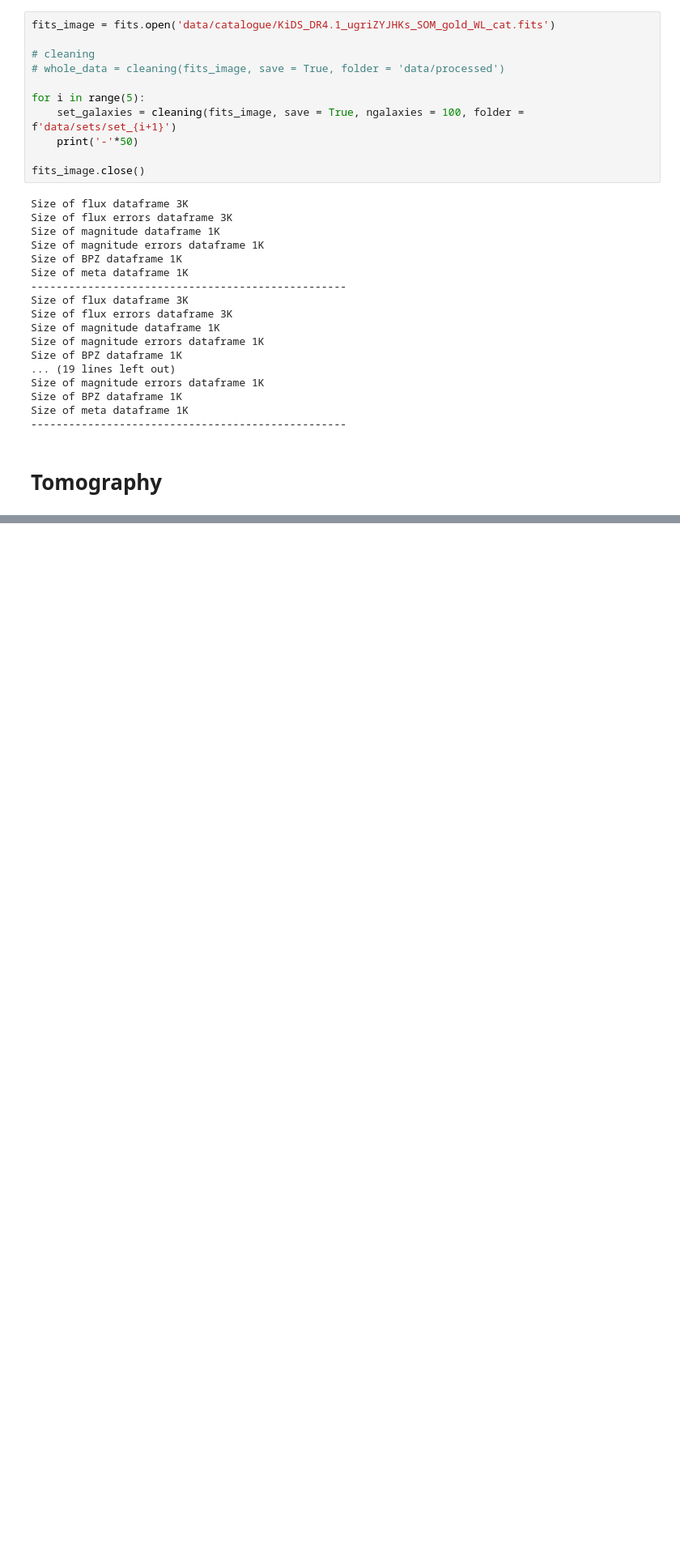
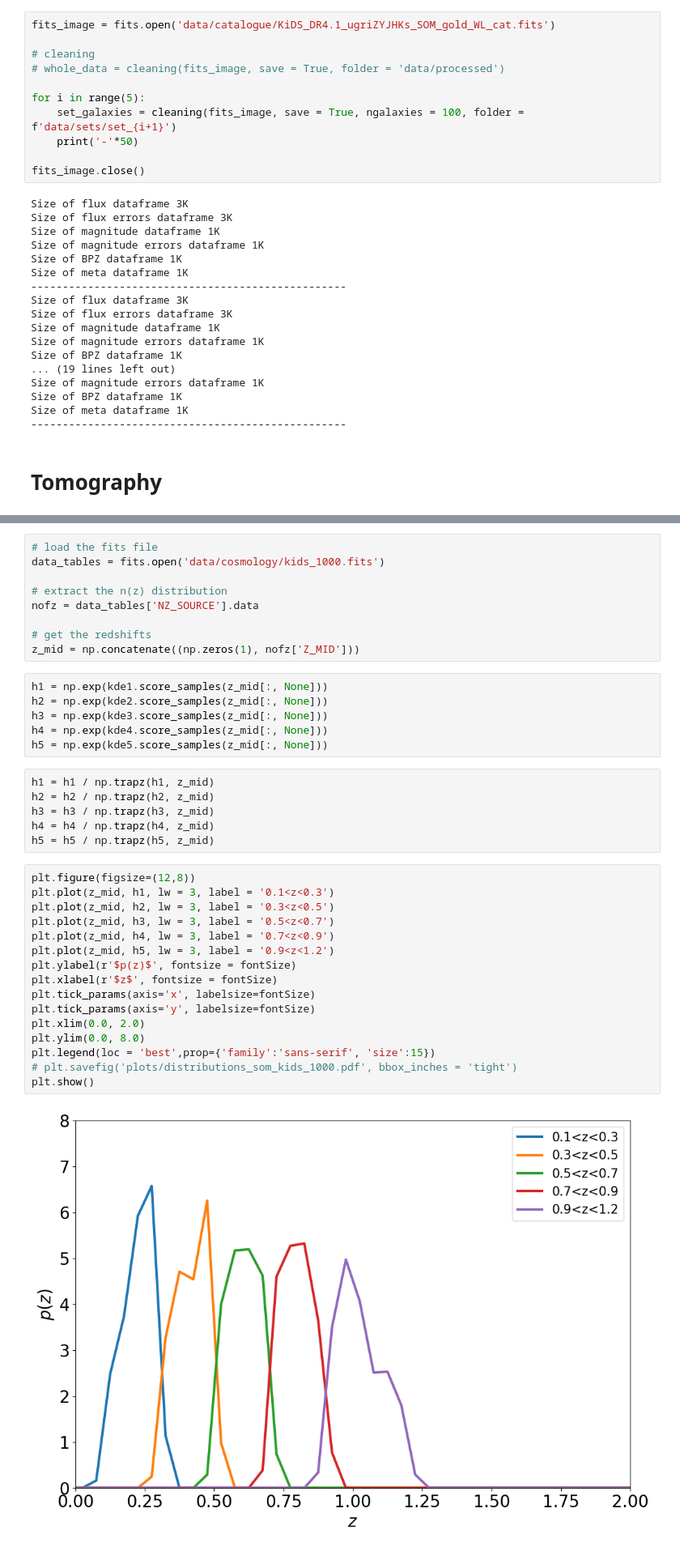
Before and after one commit to Harry45/BHM-nz, a Jupyter notebook: bhm/playground.ipynb, the cells around one changed output, grey strips where cells are left out. Shown at 81% size. Cells and saved outputs as stored; diff of their text form; blank space fills up the shorter version.

```diff
--- a/bhm/playground.ipynb
+++ b/bhm/playground.ipynb
@@ -171,0 +256,39 @@ Size of meta dataframe 1K
+# %%
+# load the fits file
+data_tables = fits.open('data/cosmology/kids_1000.fits')
+
+# extract the n(z) distribution
+nofz = data_tables['NZ_SOURCE'].data
+
+# get the redshifts
+z_mid = np.concatenate((np.zeros(1), nofz['Z_MID']))
+# %%
+h1 = np.exp(kde1.score_samples(z_mid[:, None]))
+h2 = np.exp(kde2.score_samples(z_mid[:, None]))
+h3 = np.exp(kde3.score_samples(z_mid[:, None]))
+h4 = np.exp(kde4.score_samples(z_mid[:, None]))
+h5 = np.exp(kde5.score_samples(z_mid[:, None]))
+# %%
+h1 = h1 / np.trapz(h1, z_mid)
+h2 = h2 / np.trapz(h2, z_mid)
+h3 = h3 / np.trapz(h3, z_mid)
+h4 = h4 / np.trapz(h4, z_mid)
+h5 = h5 / np.trapz(h5, z_mid)
+# %%
+plt.figure(figsize=(12,8))
+plt.plot(z_mid, h1, lw = 3, label = '0.1<z<0.3')
+plt.plot(z_mid, h2, lw = 3, label = '0.3<z<0.5')
+plt.plot(z_mid, h3, lw = 3, label = '0.5<z<0.7')
+plt.plot(z_mid, h4, lw = 3, label = '0.7<z<0.9')
+plt.plot(z_mid, h5, lw = 3, label = '0.9<z<1.2')
+plt.ylabel(r'$p(z)$', fontsize = fontSize)
+plt.xlabel(r'$z$', fontsize = fontSize)
+plt.tick_params(axis='x', labelsize=fontSize)
+plt.tick_params(axis='y', labelsize=fontSize)
+plt.xlim(0.0, 2.0)
+plt.ylim(0.0, 8.0)
+plt.legend(loc = 'best',prop={'family':'sans-serif', 'size':15})
+# plt.savefig('plots/distributions_som_kids_1000.pdf', bbox_inches = 'tight')
+plt.show()
+# %% [output]
+[figure, added]
```
Also changed, not shown: parts of 12 cells of this notebook, 1 other file.
